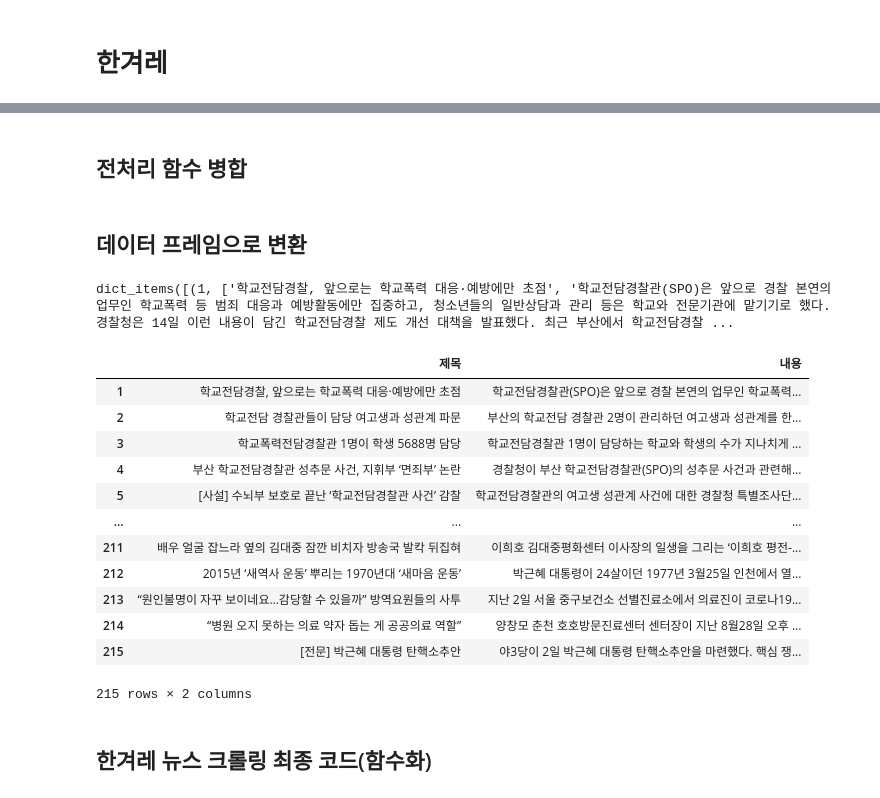
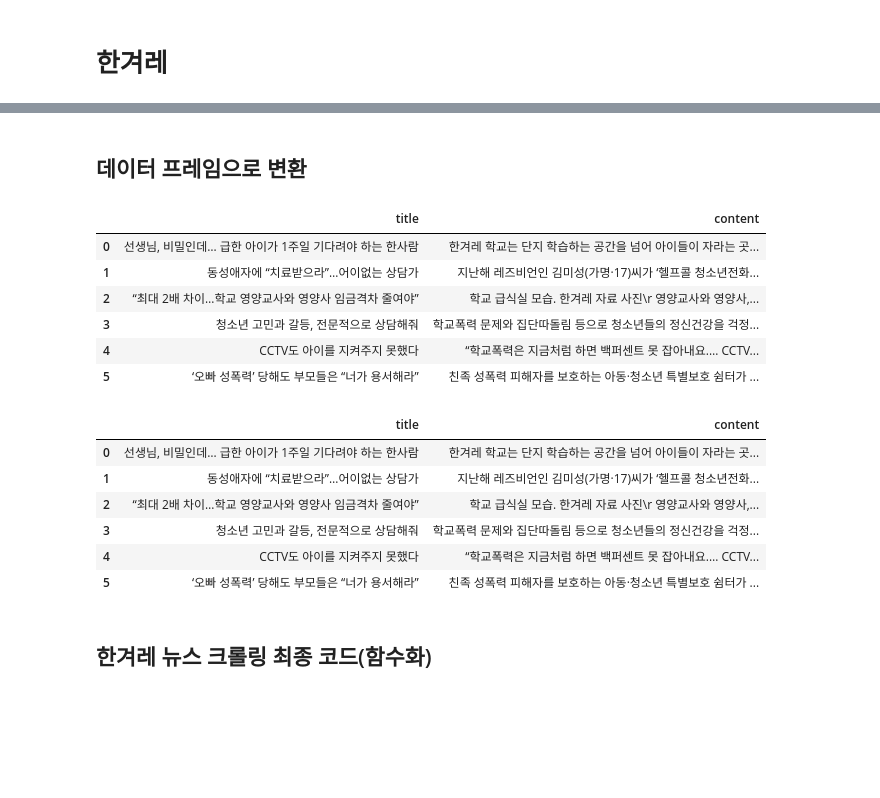
Before and after one commit to nam9296/School_CCTV_Bigdata, a Jupyter notebook: DataCrawling/김은영/크롤링_뉴스기사.ipynb, the cells around one changed output, grey strips where cells are left out. Cells and saved outputs as stored; diff of their text form; code cells hidden in the pictures; blank space fills up the shorter version.

```diff
--- a/DataCrawling/김은영/크롤링_뉴스기사.ipynb
+++ b/DataCrawling/김은영/크롤링_뉴스기사.ipynb
@@ -101,13 +101,0 @@ MaxRetryError: HTTPConnectionPool(host='127.0.0.1', port=52810): Max retries exc
-# %%
-url1 = 'https://search.hani.co.kr/Search?command=query&keyword='
-url2='&media=news&submedia=&sort=s&period=all&datefrom=2012.01.01&dateto=2021.05.06&pageseq='
-url=url1+'학교폭력'+url2+'1'
-req = requests.get(url)
-html = req.text
-soup = BeautifulSoup(html, 'html.parser')
-print(soup)
-list=[]
-pages = soup.select('#contents > div.search-result-section > ul > li > dl > dt > a')
-for page in pages:
-    tmp = page.get('href')
-    list.append(tmp)
@@ -182,6 +133,6 @@ for i in tqdm(range(1,len(dic)+1)):
 #     else:
     articlepages = soup.select('#a-left-scroll-in > div.article-text > div > div.text')
     tmp_list.append(title[0].text)
-    tmp_list.append(articlepages[0].text)
+    tmp_list.append(preStr(articlepages[0].text))
     article[i]=tmp_list
     tmp_list=[]
@@ -203,42 +139,16 @@ def preStr(txt):
-# %% [markdown]
-## 전처리 함수 병합
-# %%
-article={}
-tmp_list=[]
-for i in tqdm(range(1,len(dic)+1)):
-    url = 'http:'+dic[i]
-    req = requests.get(url)
-    html = req.text
-    soup = BeautifulSoup(html, 'html.parser')
-    title=soup.select('#article_view_headline > h4 > span')
-    articlepages = soup.select('#a-left-scroll-in > div.article-text > div > div.text')
-    tmp_list.append(title[0].text)
-    tmp_list.append(preStr(articlepages[0].text))
-    article[i]=tmp_list
-    tmp_list=[]
 # %% [markdown]
 ## 데이터 프레임으로 변환
 # %%
 import pandas as pd
-# %%
-article.items()
-# %% [output]
-dict_items([(1, ['학교전담경찰, 앞으로는 학교폭력 대응·예방에만 초점', '학교전담경찰관(SPO)은 앞으로 경찰 본연의 업무인 학교폭력 등 범죄 대응과 예방활동에만 집중하고, 청소년들의 일반상담과 관리 등은 학교와 전문기관에 맡기기로 했다.  경찰청은 14일 이런 내용이 담긴 학교전담경찰 제도 개선 대책을 발표했다. 최근 부산에서 학교전담경찰 ...
 # %%
-result = pd.DataFrame.from_dict(article, orient='index').rename(columns={0:'제목',1:'내용'})
+result = pd.DataFrame.from_dict(article, orient='index').rename(columns={0:'title',1:'content'}).reset_index(drop=True)
 result
 # %% [output]
-|  | 제목 | 내용 |
-| 1 | 학교전담경찰, 앞으로는 학교폭력 대응·예방에만 초점 | 학교전담경찰관(SPO)은 앞으로 경찰 본연의 업무인 학교폭력... |
-| 2 | 학교전담 경찰관들이 담당 여고생과 성관계 파문 | 부산의 학교전담 경찰관 2명이 관리하던 여고생과 성관계를 한... |
-| 3 | 학교폭력전담경찰관 1명이 학생 5688명 담당 | 학교전담경찰관 1명이 담당하는 학교와 학생의 수가 지나치게 ... |
-| 4 | 부산 학교전담경찰관 성추문 사건, 지휘부 ‘면죄부’ 논란 | 경찰청이 부산 학교전담경찰관(SPO)의 성추문 사건과 관련해... |
-| 5 | [사설] 수뇌부 보호로 끝난 ‘학교전담경찰관 사건’ 감찰 | 학교전담경찰관의 여고생 성관계 사건에 대한 경찰청 특별조사단... |
-| ... | ... | ... |
-| 211 | 배우 얼굴 잡느라 옆의 김대중 잠깐 비치자 방송국 발칵 뒤집혀 | 이희호 김대중평화센터 이사장의 일생을 그리는 ‘이희호 평전-... |
-| 212 | 2015년 ‘새역사 운동’ 뿌리는 1970년대 ‘새마음 운동’ | 박근혜 대통령이 24살이던 1977년 3월25일 인천에서 열... |
-| 213 | “원인불명이 자꾸 보이네요…감당할 수 있을까” 방역요원들의 사투 | 지난 2일 서울 중구보건소 선별진료소에서 의료진이 코로나19... |
-| 214 | “병원 오지 못하는 의료 약자 돕는 게 공공의료 역할” | 양창모 춘천 호호방문진료센터 센터장이 지난 8월28일 오후 ... |
-| 215 | [전문] 박근혜 대통령 탄핵소추안 | 야3당이 2일 박근혜 대통령 탄핵소추안을 마련했다. 핵심 쟁... |
+|  | title | content |
+| 0 | 선생님, 비밀인데… 급한 아이가 1주일 기다려야 하는 한사람 | 한겨레 학교는 단지 학습하는 공간을 넘어 아이들이 자라는 곳... |
+| 1 | 동성애자에 “치료받으라”…어이없는 상담가 | 지난해 레즈비언인 김미성(가명·17)씨가 ‘헬프콜 청소년전화... |
+| 2 | “최대 2배 차이…학교 영양교사와 영양사 임금격차 줄여야” | 학교 급식실 모습. 한겨레 자료 사진\r 영양교사와 영양사,... |
+| 3 | 청소년 고민과 갈등, 전문적으로 상담해줘 | 학교폭력 문제와 집단따돌림 등으로 청소년들의 정신건강을 걱정... |
+| 4 | CCTV도 아이를 지켜주지 못했다 | “학교폭력은 지금처럼 하면 백퍼센트 못 잡아내요.… CCTV... |
+| 5 | ‘오빠 성폭력’ 당해도 부모들은 “너가 용서해라” | 친족 성폭력 피해자를 보호하는 아동·청소년 특별보호 쉼터가 ... |
-215 rows × 2 columns
 # %%
@@ -246,2 +156,12 @@ result.to_csv('./Data_뉴스기사/한겨레_학교전담경찰.csv')
+# %%
+result
+# %% [output]
+|  | title | content |
+| 0 | 선생님, 비밀인데… 급한 아이가 1주일 기다려야 하는 한사람 | 한겨레 학교는 단지 학습하는 공간을 넘어 아이들이 자라는 곳... |
+| 1 | 동성애자에 “치료받으라”…어이없는 상담가 | 지난해 레즈비언인 김미성(가명·17)씨가 ‘헬프콜 청소년전화... |
+| 2 | “최대 2배 차이…학교 영양교사와 영양사 임금격차 줄여야” | 학교 급식실 모습. 한겨레 자료 사진\r 영양교사와 영양사,... |
+| 3 | 청소년 고민과 갈등, 전문적으로 상담해줘 | 학교폭력 문제와 집단따돌림 등으로 청소년들의 정신건강을 걱정... |
+| 4 | CCTV도 아이를 지켜주지 못했다 | “학교폭력은 지금처럼 하면 백퍼센트 못 잡아내요.… CCTV... |
+| 5 | ‘오빠 성폭력’ 당해도 부모들은 “너가 용서해라” | 친족 성폭력 피해자를 보호하는 아동·청소년 특별보호 쉼터가 ... |
 # %% [markdown]
 ## 한겨레 뉴스 크롤링 최종 코드(함수화)
```
Also changed, not shown: parts of 15 cells of this notebook, 5 other files.
